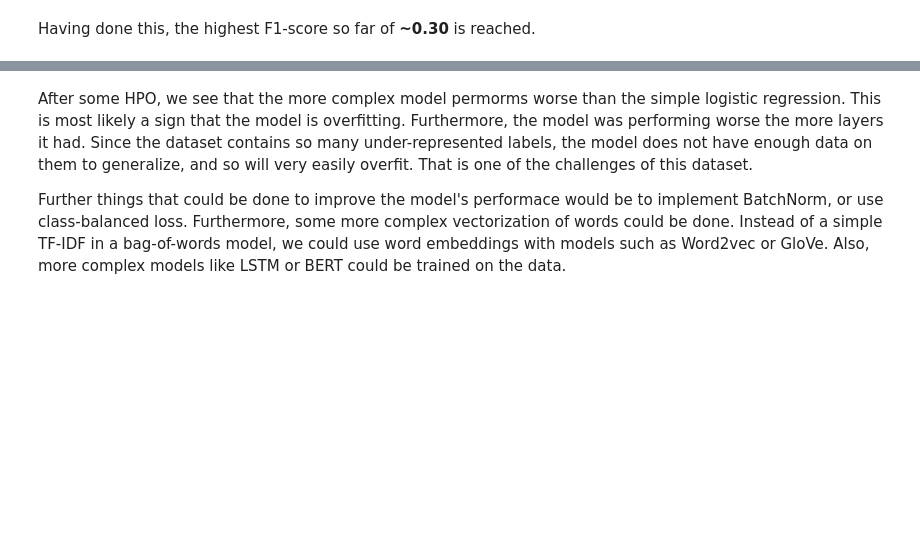
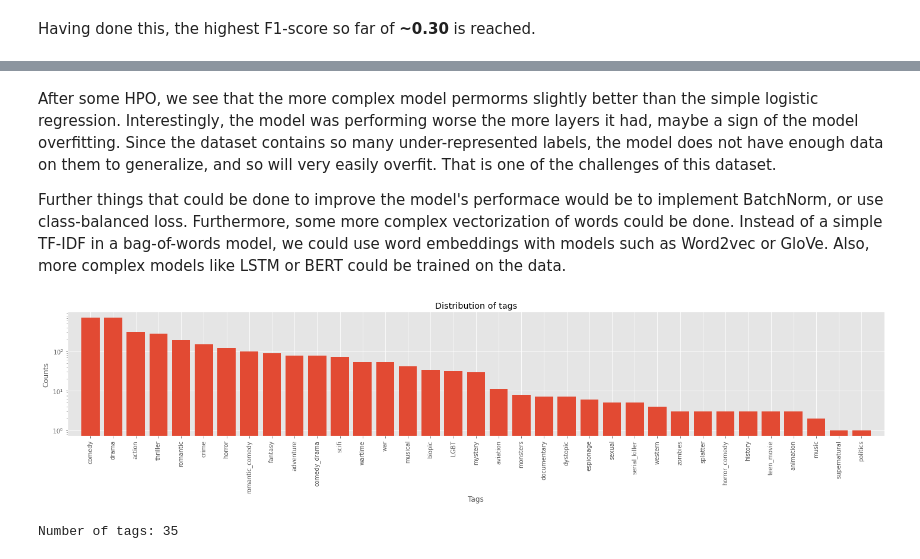
Before and after one commit to sancholp/nlp_movie_project, a Jupyter notebook: movie_project.ipynb, the cells around one changed output, grey strips where cells are left out. Drawn from its saved outputs; the diff is of its cells as text; code cells hidden in the pictures; blank space fills up the shorter version.

```diff
--- a/movie_project.ipynb
+++ b/movie_project.ipynb
@@ -687,4 +700,11 @@ Best macro F1-score evaluated on the fully trained model: 0.2830293405923637
 # %% [markdown]
-After some HPO, we see that the more complex model permorms worse than the simple logistic regression. This is most likely a sign that the model is overfitting. Furthermore, the model was performing worse the more layers it had. Since the dataset contains so many under-represented labels, the model does not have enough data on them to generalize, and so will very easily overfit. That is one of the challenges of this dataset.
+After some HPO, we see that the more complex model permorms slightly better than the simple logistic regression. Interestingly, the model was performing worse the more layers it had, maybe a sign of the model overfitting. Since the dataset contains so many under-represented labels, the model does not have enough data on them to generalize, and so will very easily overfit. That is one of the challenges of this dataset.
 
 Further things that could be done to improve the model's performace would be to implement BatchNorm, or use class-balanced loss. Furthermore, some more complex vectorization of words could be done. Instead of a simple TF-IDF in a bag-of-words model, we could use word embeddings with models such as Word2vec or GloVe. Also, more complex models like LSTM or BERT could be trained on the data.
+# %%
+predicted_tags = mlb.inverse_transform(final_preds)
+total_predicted_tags = plot_tag_distribution(predicted_tags)
+print(f"Number of tags: {total_predicted_tags}")
+# %% [output]
+[figure, added]
+Number of tags: 35
```
Also changed, not shown: parts of 18 cells of this notebook.
